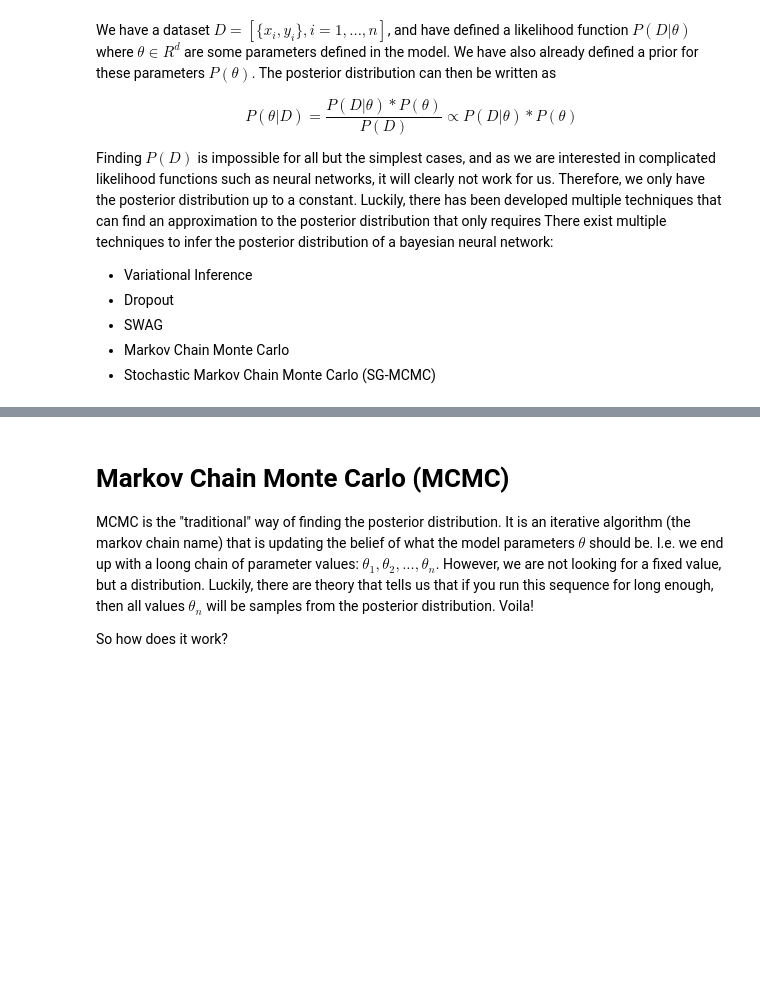
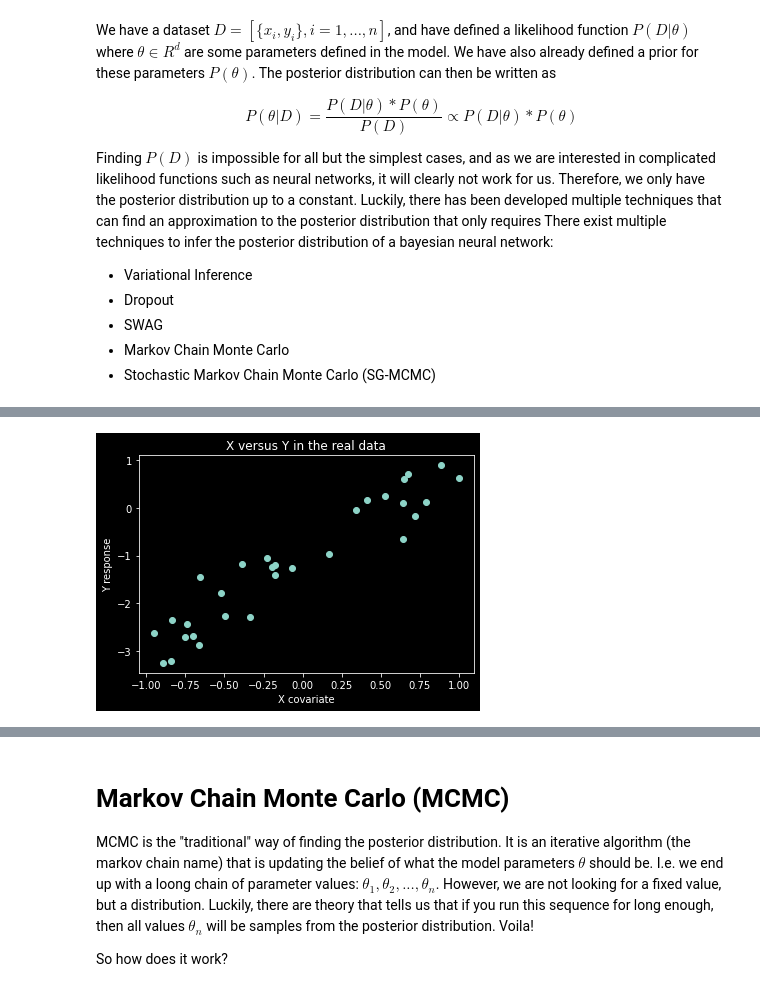
Before and after one commit to simeneide/blog-old, a Jupyter notebook: _notebooks/2020-11-06-bayesian-deep-learning.ipynb, the cells around one changed output, grey strips where cells are left out. Cells and saved outputs as stored; diff of their text form; code cells hidden in the pictures; blank space fills up the shorter version.

```diff
--- a/_notebooks/2020-11-06-bayesian-deep-learning.ipynb
+++ b/_notebooks/2020-11-06-bayesian-deep-learning.ipynb
@@ -26,0 +49,15 @@ There exist multiple techniques to infer the posterior distribution of a bayesia
+# %%
+N = 30
+beta0 = torch.tensor([-1.0])
+beta_true = torch.tensor([2.0])
+sigma_true = torch.tensor([0.5])
+
+X = dist.Uniform(-1,1).sample((N,))
+Y = beta0 + X *beta_true + sigma_true*torch.normal(0,1, (N,))
+
+plt.scatter(X, Y)
+plt.xlabel("X covariate")
+plt.ylabel("Y response")
+_ = plt.title("X versus Y in the real data")
+# %% [output]
+[figure, added]
```
Also changed, not shown: parts of 7 cells of this notebook.
